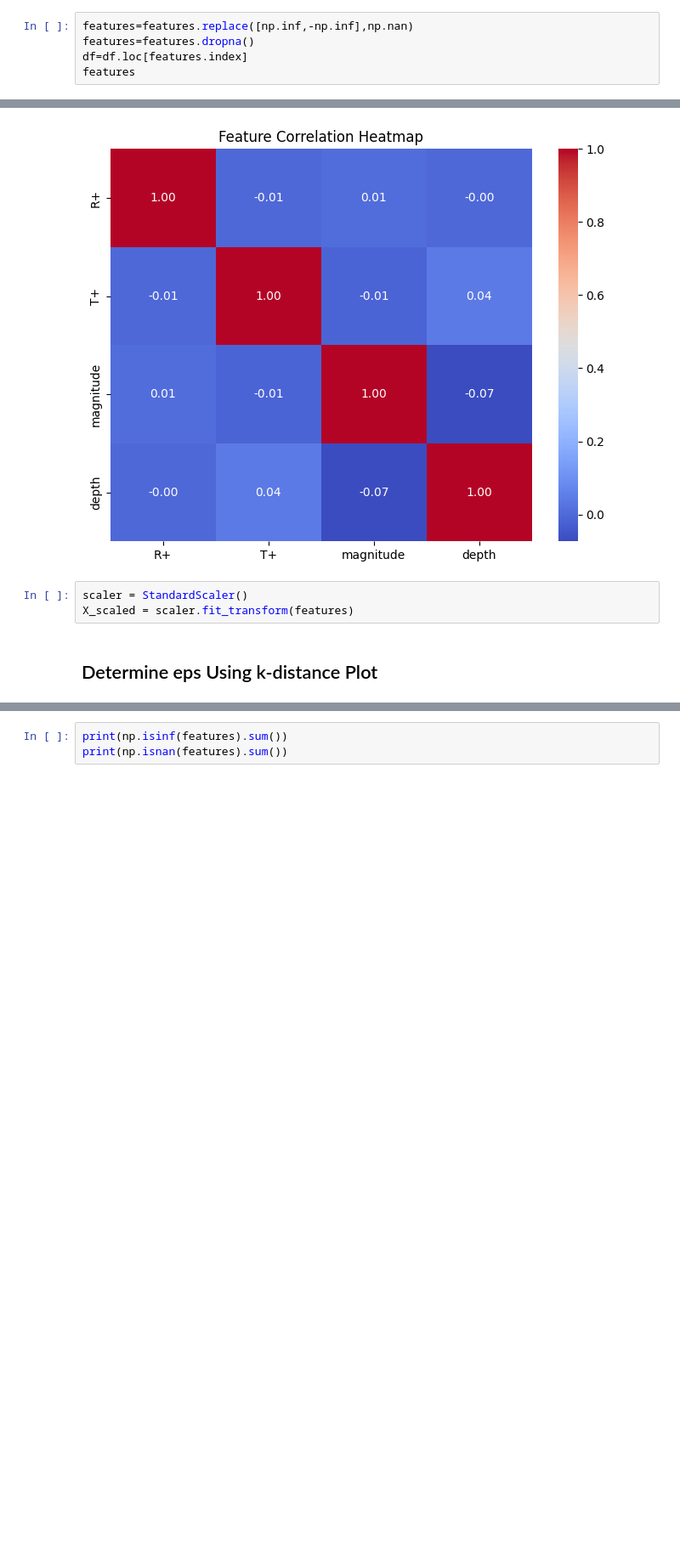
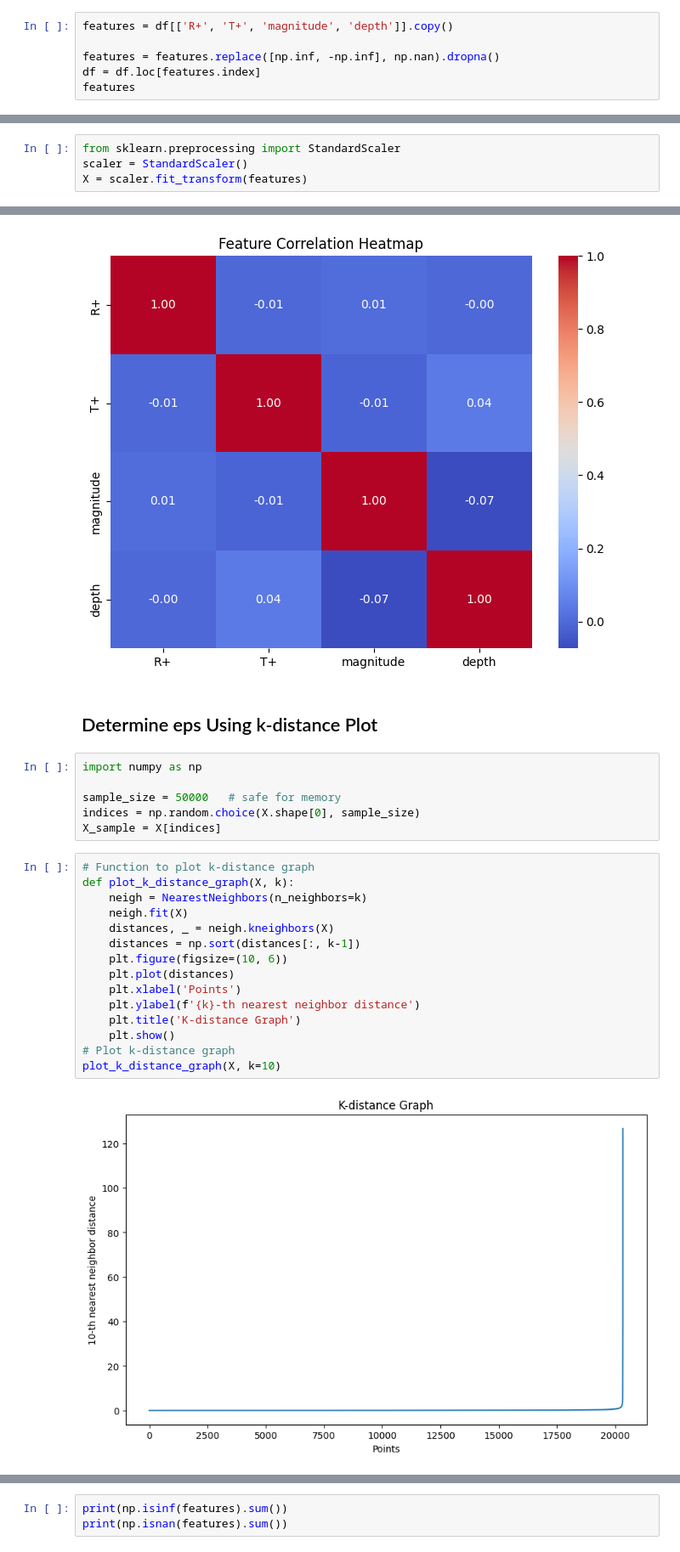
Before and after one commit to Ashraf-ISM/master-thesis-declustering-using-ml, a Jupyter notebook: Unsupervised-ML/DBSCAN/DBSCAN.ipynb, the cells around one changed output, grey strips where cells are left out. Shown at 85% size. Cells and saved outputs as stored; diff of their text form; blank space fills up the shorter version.

```diff
--- a/Unsupervised-ML/DBSCAN/DBSCAN.ipynb
+++ b/Unsupervised-ML/DBSCAN/DBSCAN.ipynb
@@ -91,9 +279,10 @@ features
 # %% [markdown]
 ### Handle Missing / Infinite Values
 # %%
-features=features.replace([np.inf,-np.inf],np.nan)
-features=features.dropna()
-df=df.loc[features.index]
+features = df[['R+', 'T+', 'magnitude', 'depth']].copy()
+
+features = features.replace([np.inf, -np.inf], np.nan).dropna()
+df = df.loc[features.index]
 features
 # %% [output]
 |  | R+ | T+ | magnitude | depth |
@@ -109,6 +298,10 @@ features
 | 396239 | 1.777235e-05 | 1.649382 | 4.070995 | 100.000000 |
 | 396250 | 4.156491e-07 | 29.899942 | 4.744562 | 300.000000 |
 20338 rows × 4 columns
+# %%
+from sklearn.preprocessing import StandardScaler
+scaler = StandardScaler()
+X = scaler.fit_transform(features)
 # %% [markdown]
 # Correlation Heatmap
 # %%
@@ -143,8 +336,28 @@ plt.title("Feature Correlation Heatmap")
 plt.show()
 # %% [output]
 [figure]
-# %%
-scaler = StandardScaler()
-X_scaled = scaler.fit_transform(features)
 # %% [markdown]
 ## Determine eps Using k-distance Plot
+# %%
+import numpy as np
+
+sample_size = 50000   # safe for memory
+indices = np.random.choice(X.shape[0], sample_size)
+X_sample = X[indices]
+# %%
+# Function to plot k-distance graph
+def plot_k_distance_graph(X, k):
+    neigh = NearestNeighbors(n_neighbors=k)
+    neigh.fit(X)
+    distances, _ = neigh.kneighbors(X)
+    distances = np.sort(distances[:, k-1])
+    plt.figure(figsize=(10, 6))
+    plt.plot(distances)
+    plt.xlabel('Points')
+    plt.ylabel(f'{k}-th nearest neighbor distance')
+    plt.title('K-distance Graph')
+    plt.show()
+# Plot k-distance graph
+plot_k_distance_graph(X, k=10)
+# %% [output]
+[figure, added]
```
Also changed, not shown: parts of 12 cells of this notebook.
